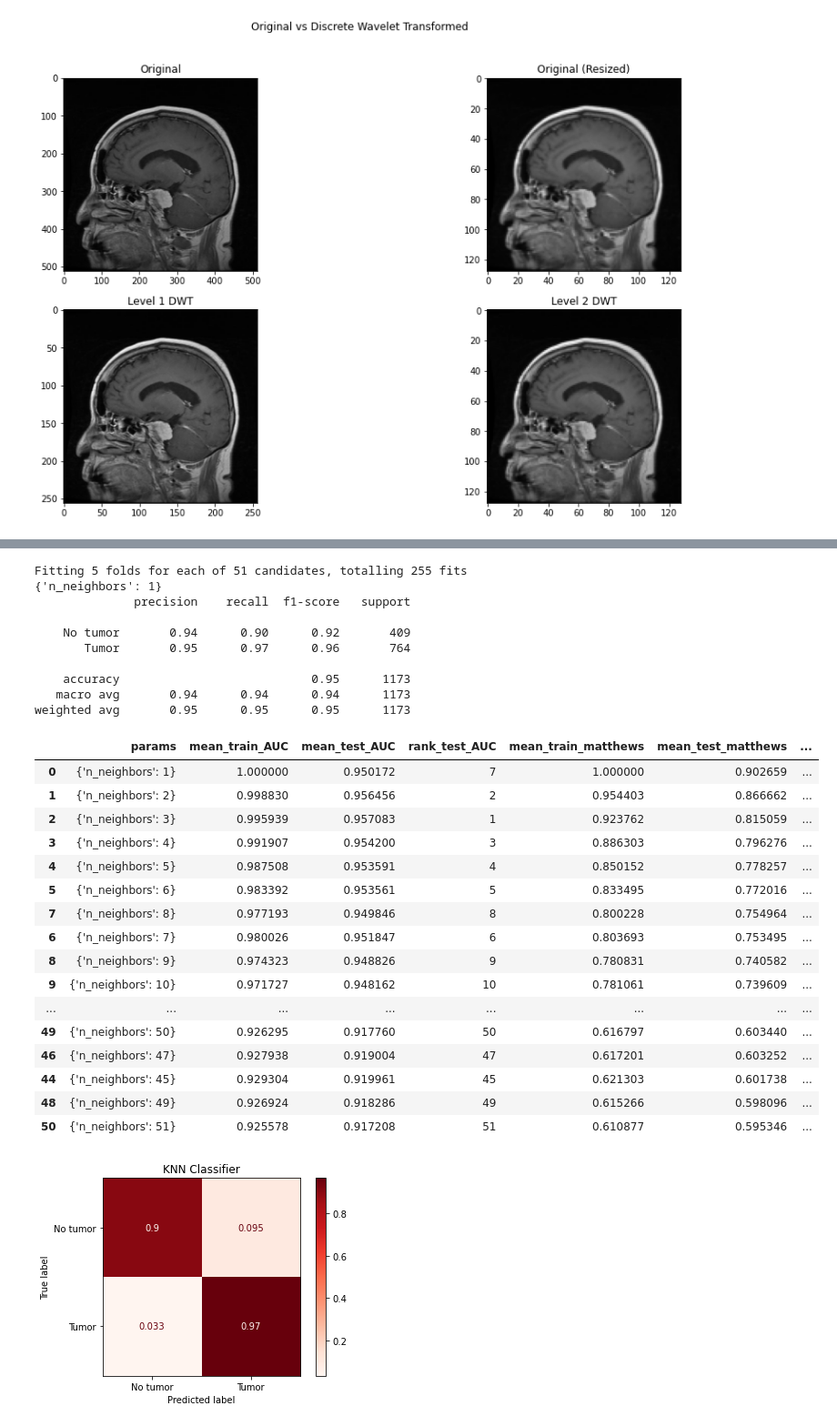
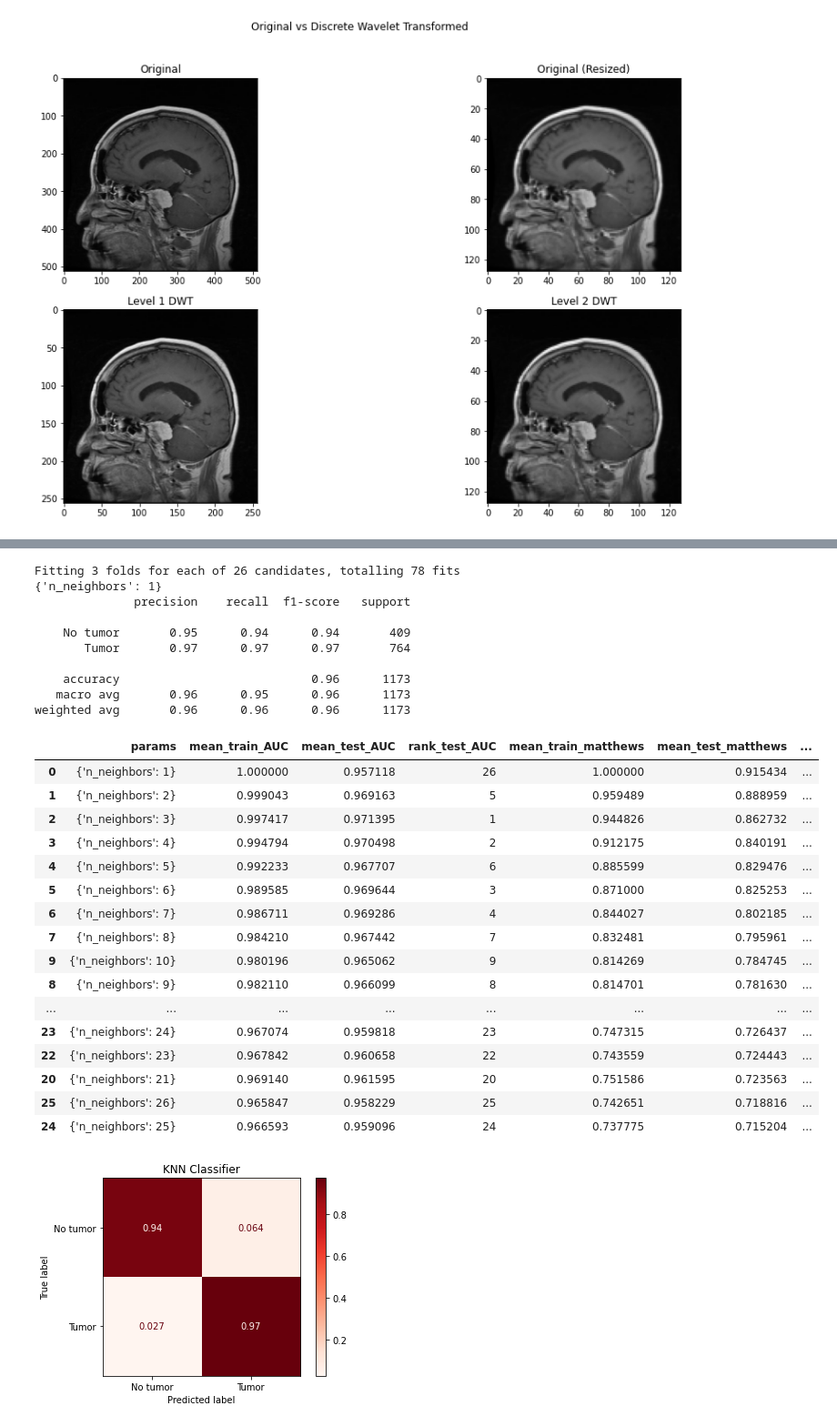
Before and after one commit to tanpinray/AMLS_22-21_SN18100138, a Jupyter notebook: Task_A.ipynb, the cells around one changed output, grey strips where cells are left out. Shown at 91% size. Saved outputs shown, nothing was run; the diff lists cells and outputs as text; code cells hidden in the pictures.

```diff
--- a/Task_A.ipynb
+++ b/Task_A.ipynb
@@ -336,26 +336,30 @@ def feature_selection(X_train, X_test, y_train, select):
 
     return X_train_new, X_test_new
 # %%
-feature = 'multidwt'
+feature = 'hoglbp'
 
 if feature == 'hog':
     # Doing classification with image HOG features
     label_taskA = pd.read_pickle("./dataset/label_taskA_hog.pkl")
+    percentile = 30
 elif feature == 'lbp':
     # Doing classification with image LBP features
     label_taskA = pd.read_pickle("./dataset/label_taskA_lbp.pkl")
-elif feature == 'canny':
-    # Doing classification with Canny filtered image data
-    label_taskA = pd.read_pickle("./dataset/label_taskA_canny.pkl")
+    percentile = 70
+# elif feature == 'canny':
+#     # Doing classification with Canny filtered image data
+#     label_taskA = pd.read_pickle("./dataset/label_taskA_canny.pkl")
 elif feature == 'multidwt':
     # Doing classification with Multi-DWT image data
     label_taskA = pd.read_pickle("./dataset/label_taskA_multidwt.pkl")
+    percentile = 55
 elif feature == 'hoglbp':
     # Doing classification with image HOG and LBP features
     hog_features = pd.read_pickle("./dataset/label_taskA_hog.pkl")
     lbp_features = pd.read_pickle("./dataset/label_taskA_lbp.pkl")
     # Concatenate tables column-wise and remove extra 'binary_label' column
     label_taskA = pd.concat([hog_features.drop('binary_label',axis=1), lbp_features], axis=1)
+    percentile = 50
 
 X = label_taskA.drop('binary_label',axis=1) # All other features
 Y = label_taskA['binary_label'] # binary label
@@ -373,8 +377,8 @@ print(f'{X_train.shape[1]} features before PCA')
 X_train, X_test = PCAPredict(X_train, X_test, 0.95)
 print(f'{X_train.shape[1]} features after PCA')
 
-# Doing feature selection
-X_train, X_test = feature_selection(X_train, X_test, y_train, 'percent')
-print(f'{X_train.shape[1]} features left after feature selection')
+# # Doing feature selection
+# X_train, X_test = feature_selection(X_train, X_test, y_train, 'percent', percentile)
+# print(f'{X_train.shape[1]} features left after feature selection')
 # %% [output]
 train set: 0.7  | test set: 0.3
@@ -501,7 +527,7 @@ def KNNClassifierCV(X_train, y_train, X_test):
     parameters ={'n_neighbors': range(1, math.floor(math.sqrt(X_train.shape[1])), 1)}
 
     matthews = metrics.make_scorer(metrics.matthews_corrcoef)
-    scoring = {'AUC': 'roc_auc_ovr_weighted', 'matthews': matthews}
+    scoring = {'AUC': 'roc_auc', 'matthews': matthews}
 
     # Create KNN object
     neigh = KNeighborsClassifier(algorithm='auto')
@@ -510,6 +536,7 @@ def KNNClassifierCV(X_train, y_train, X_test):
                        parameters,
                        scoring=scoring,
                        refit='matthews', # use matthews for refit due to imbalanced data
+                       cv=3,
                        verbose=1,
                        return_train_score=True)
     # Fit KNN model with the parameters for cross-validation
@@ -520,55 +547,55 @@ def KNNClassifierCV(X_train, y_train, X_test):
     results = pd.DataFrame.from_dict(clf.cv_results_).sort_values(by=['rank_test_matthews'])
     results = results[['params', 'mean_train_AUC','mean_test_AUC', 'rank_test_AUC',
                        'mean_train_matthews', 'mean_test_matthews', 'rank_test_matthews']]
 
     # Predict labels with the best parameters from cross-validation
     Y_pred = clf.predict(X_test)
 
     fig, ax = plt.subplots()
     metrics.ConfusionMatrixDisplay.from_predictions(
         y_test,
         Y_pred,
         cmap=plt.cm.Reds,
         normalize='true',
         ax=ax,
         display_labels = ['No tumor', 'Tumor']
     )
     ax.set_title('KNN Classifier')
 
     return Y_pred, results
 
 
 Y_pred_KNN, results_KNN = KNNClassifierCV(X_train, y_train, X_test)
 print(metrics.classification_report(y_test, Y_pred_KNN, target_names=['No tumor', 'Tumor']))
 display(results_KNN)
 # %% [output]
-Fitting 5 folds for each of 51 candidates, totalling 255 fits
+Fitting 3 folds for each of 26 candidates, totalling 78 fits
 {'n_neighbors': 1}
               precision    recall  f1-score   support
 
-    No tumor       0.94      0.90      0.92       409
-       Tumor       0.95      0.97      0.96       764
+    No tumor       0.95      0.94      0.94       409
+       Tumor       0.97      0.97      0.97       764
 
-    accuracy                           0.95      1173
-   macro avg       0.94      0.94      0.94      1173
-weighted avg       0.95      0.95      0.95      1173
+    accuracy                           0.96      1173
+   macro avg       0.96      0.95      0.96      1173
+weighted avg       0.96      0.96      0.96      1173
 |  | params | mean_train_AUC | mean_test_AUC | rank_test_AUC | mean_train_matthews | mean_test_matthews | ... |
-| 0 | {'n_neighbors': 1} | 1.000000 | 0.950172 | 7 | 1.000000 | 0.902659 | ... |
-| 1 | {'n_neighbors': 2} | 0.998830 | 0.956456 | 2 | 0.954403 | 0.866662 | ... |
-| 2 | {'n_neighbors': 3} | 0.995939 | 0.957083 | 1 | 0.923762 | 0.815059 | ... |
-| 3 | {'n_neighbors': 4} | 0.991907 | 0.954200 | 3 | 0.886303 | 0.796276 | ... |
-| 4 | {'n_neighbors': 5} | 0.987508 | 0.953591 | 4 | 0.850152 | 0.778257 | ... |
-| 5 | {'n_neighbors': 6} | 0.983392 | 0.953561 | 5 | 0.833495 | 0.772016 | ... |
-| 7 | {'n_neighbors': 8} | 0.977193 | 0.949846 | 8 | 0.800228 | 0.754964 | ... |
-| 6 | {'n_neighbors': 7} | 0.980026 | 0.951847 | 6 | 0.803693 | 0.753495 | ... |
-| 8 | {'n_neighbors': 9} | 0.974323 | 0.948826 | 9 | 0.780831 | 0.740582 | ... |
-| 9 | {'n_neighbors': 10} | 0.971727 | 0.948162 | 10 | 0.781061 | 0.739609 | ... |
+| 0 | {'n_neighbors': 1} | 1.000000 | 0.957118 | 26 | 1.000000 | 0.915434 | ... |
+| 1 | {'n_neighbors': 2} | 0.999043 | 0.969163 | 5 | 0.959489 | 0.888959 | ... |
+| 2 | {'n_neighbors': 3} | 0.997417 | 0.971395 | 1 | 0.944826 | 0.862732 | ... |
+| 3 | {'n_neighbors': 4} | 0.994794 | 0.970498 | 2 | 0.912175 | 0.840191 | ... |
+| 4 | {'n_neighbors': 5} | 0.992233 | 0.967707 | 6 | 0.885599 | 0.829476 | ... |
+| 5 | {'n_neighbors': 6} | 0.989585 | 0.969644 | 3 | 0.871000 | 0.825253 | ... |
+| 6 | {'n_neighbors': 7} | 0.986711 | 0.969286 | 4 | 0.844027 | 0.802185 | ... |
+| 7 | {'n_neighbors': 8} | 0.984210 | 0.967442 | 7 | 0.832481 | 0.795961 | ... |
+| 9 | {'n_neighbors': 10} | 0.980196 | 0.965062 | 9 | 0.814269 | 0.784745 | ... |
+| 8 | {'n_neighbors': 9} | 0.982110 | 0.966099 | 8 | 0.814701 | 0.781630 | ... |
 | ... | ... | ... | ... | ... | ... | ... | ... |
-| 49 | {'n_neighbors': 50} | 0.926295 | 0.917760 | 50 | 0.616797 | 0.603440 | ... |
-| 46 | {'n_neighbors': 47} | 0.927938 | 0.919004 | 47 | 0.617201 | 0.603252 | ... |
-| 44 | {'n_neighbors': 45} | 0.929304 | 0.919961 | 45 | 0.621303 | 0.601738 | ... |
-| 48 | {'n_neighbors': 49} | 0.926924 | 0.918286 | 49 | 0.615266 | 0.598096 | ... |
-| 50 | {'n_neighbors': 51} | 0.925578 | 0.917208 | 51 | 0.610877 | 0.595346 | ... |
+| 23 | {'n_neighbors': 24} | 0.967074 | 0.959818 | 23 | 0.747315 | 0.726437 | ... |
+| 22 | {'n_neighbors': 23} | 0.967842 | 0.960658 | 22 | 0.743559 | 0.724443 | ... |
+| 20 | {'n_neighbors': 21} | 0.969140 | 0.961595 | 20 | 0.751586 | 0.723563 | ... |
+| 25 | {'n_neighbors': 26} | 0.965847 | 0.958229 | 25 | 0.742651 | 0.718816 | ... |
+| 24 | {'n_neighbors': 25} | 0.966593 | 0.959096 | 24 | 0.737775 | 0.715204 | ... |
 [figure]
 # %%
 # def RFClassifierCV(X_train, y_train, X_test):
```
Also changed, not shown: parts of 10 cells of this notebook, 1 other file.
